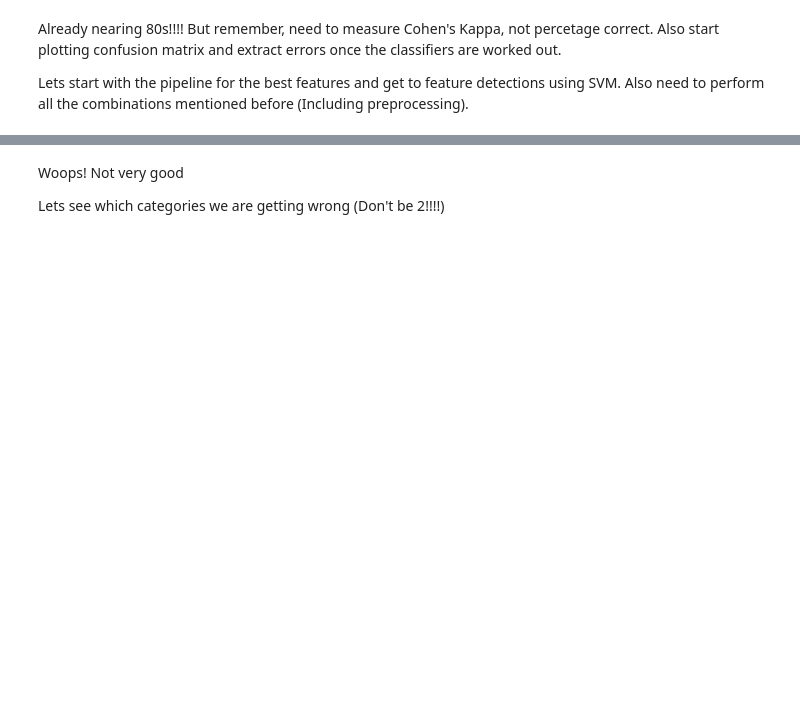
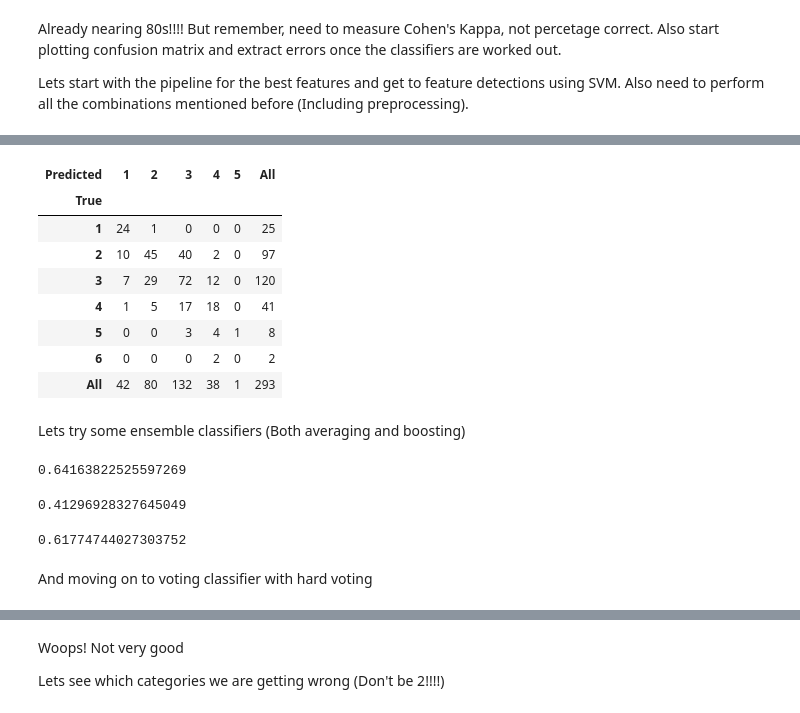
Before and after one commit to addt/Predicting-Short-Answer-Grades, a Jupyter notebook: Prediction_Classifiers.ipynb, the cells around one changed output, grey strips where cells are left out. Cells and saved outputs as stored; diff of their text form; code cells hidden in the pictures; blank space fills up the shorter version.

```diff
--- a/Prediction_Classifiers.ipynb
+++ b/Prediction_Classifiers.ipynb
@@ -284,10 +349,16 @@ class LemmaTokenizer(object):
 # %%
 # Pipeline attempts - Best features will be decided using Grid Search. Lets just setup a baseline for now.
 #from http://scikit-learn.org/stable/tutorial/text_analytics/working_with_text_data.html
-text_clf = Pipeline([('vect', CountVectorizer(ngram_range=(1, 2), tokenizer=LemmaTokenizer(),  max_df=0.25, max_features= 15000, token_pattern=r'\b\w+\b', stop_words="english")),
-                      ('tfidf', TfidfTransformer(use_idf=True,norm='l2')),
-                      #('clf', SVC(C=1000000.0, gamma='auto', kernel='rbf'))])
-                      ('clf', LinearSVC(C=1.0, random_state=69, penalty='l2', dual=True, tol=1e-5))])
+#Note: add probability True to SVC classifier to be able to use predict probability function, which
+# is crucial for the the ensemble methods tried later
+
+text_clf = Pipeline([('vect', CountVectorizer(ngram_range=(1, 2), tokenizer=LemmaTokenizer(),
+                                              max_df=0.25, max_features= 15000, token_pattern=r'\b\w+\b',
+                                              stop_words="english")),
+                      ('tfidf', TfidfTransformer(use_idf = True, norm='l2')),
+                      ('log', LogisticRegression(class_weight = None )),
+                      ('clf', SVC(C = 1000000.0, gamma='auto', kernel='linear', probability = True))])
+                      #('clf', LinearSVC(C=1.0, random_state=69, penalty='l2', dual=True, tol=1e-5, class_weight = None))])
                       #('clf', OneVsOneClassifier(LinearSVC(random_state=0)))])
                       #('clf', SGDClassifier(loss='hinge', alpha=1e-5, penalty='elasticnet', n_iter=50, random_state=69))])
 # %%
@@ -301,0 +372,57 @@ accuracy_score(dev_set.KIScore, predicted)
+# %%
+pd.crosstab(dev_set.KIScore, predicted,
+           rownames=['True'], colnames=['Predicted'],
+            margins=True)
+# %% [output]
+| Predicted | 1 | 2 | 3 | 4 | 5 | All |
+| True |  |  |  |  |  |  |
+| 1 | 24 | 1 | 0 | 0 | 0 | 25 |
+| 2 | 10 | 45 | 40 | 2 | 0 | 97 |
+| 3 | 7 | 29 | 72 | 12 | 0 | 120 |
+| 4 | 1 | 5 | 17 | 18 | 0 | 41 |
+| 5 | 0 | 0 | 3 | 4 | 1 | 8 |
+| 6 | 0 | 0 | 0 | 2 | 0 | 2 |
+| All | 42 | 80 | 132 | 38 | 1 | 293 |
+# %% [markdown]
+Lets try some ensemble classifiers (Both averaging and boosting)
+# %%
+from sklearn.ensemble import RandomForestClassifier
+from sklearn.feature_selection import SelectFromModel
+
+forest_clf = RandomForestClassifier(n_estimators=100)
+
+f_clf = Pipeline([
+  ('feature_selection', SelectFromModel(LinearSVC(C = 100, penalty="l1", dual = False))),
+  ('classification', forest_clf)
+])
+
+forest_predictor = f_clf.fit(arr_train, train_set.KIScore)
+f_predicted = forest_predictor.predict(arr_dev)
+accuracy_score(dev_set.KIScore, f_predicted)
+# %% [output]
+0.64163822525597269
+# %%
+from sklearn.model_selection import cross_val_score
+from sklearn.datasets import load_iris
+from sklearn.ensemble import AdaBoostClassifier
+
+ada_clf = AdaBoostClassifier(n_estimators=100)
+
+ada_predictor = ada_clf.fit(arr_train, train_set.KIScore)
+a_predicted = ada_predictor.predict(arr_dev)
+accuracy_score(dev_set.KIScore, a_predicted)
+# %% [output]
+0.41296928327645049
+# %%
+from sklearn.datasets import make_hastie_10_2
+from sklearn.ensemble import GradientBoostingClassifier
+
+grad_clf = GradientBoostingClassifier(n_estimators=100, learning_rate=1.0,
+                                      max_depth=1, random_state=0).fit(arr_train, train_set.KIScore)
+grad_predictor = grad_clf.fit(arr_train, train_set.KIScore)
+grad_predicted = grad_predictor.predict(arr_dev)
+accuracy_score(dev_set.KIScore, grad_predicted)
+# %% [output]
+0.61774744027303752
+# %% [markdown]
+And moving on to voting classifier with hard voting
```
Also changed, not shown: parts of 35 cells of this notebook, 5 other files.
